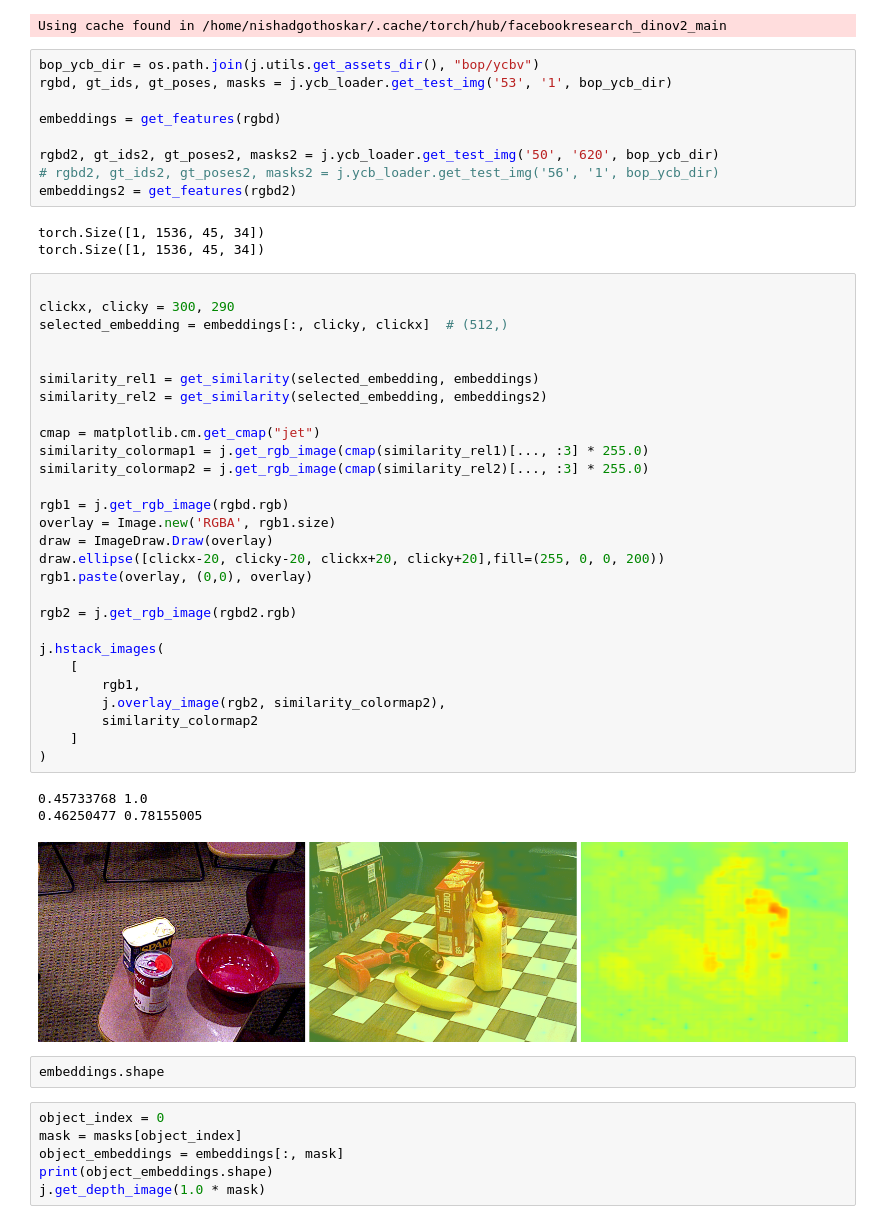
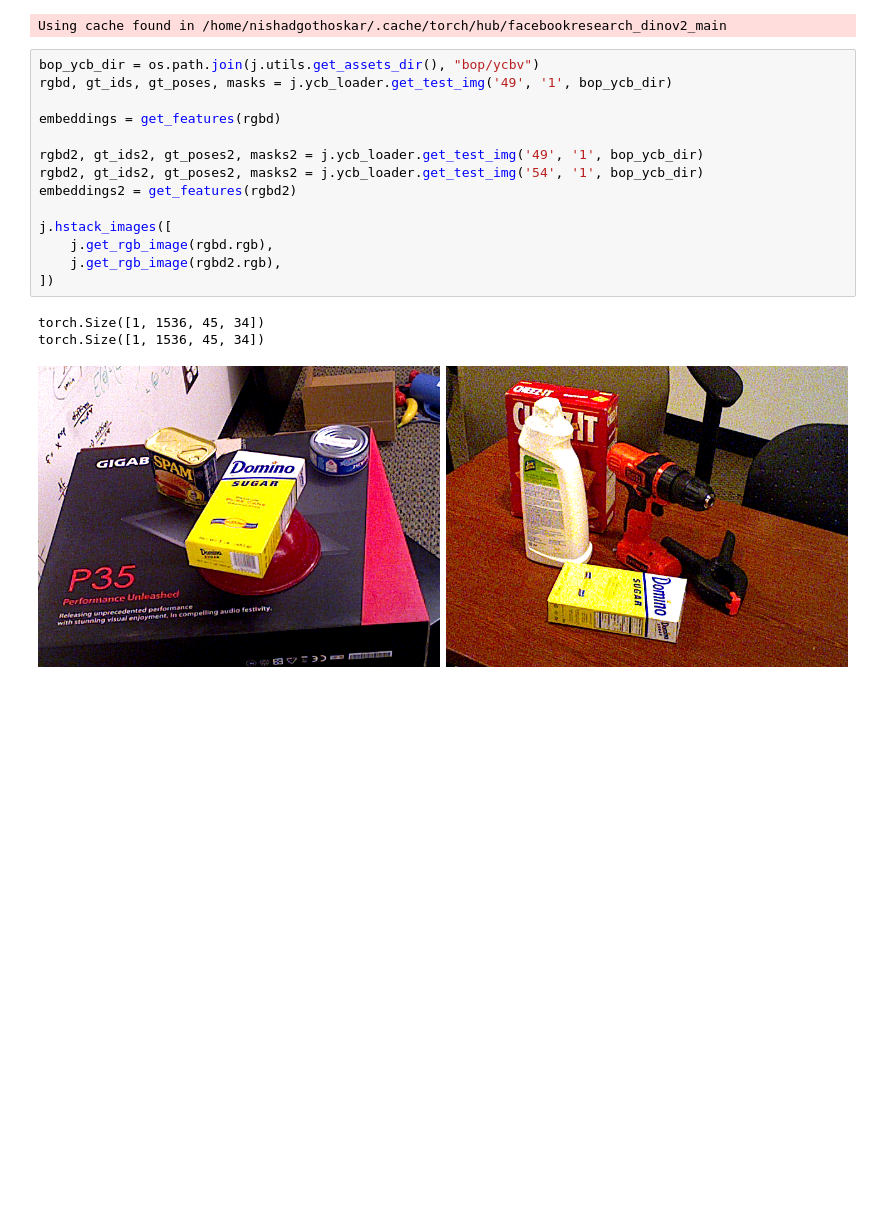
Before and after one commit to probcomp/bayes3d, a Jupyter notebook: experiments/dino/test_dino.ipynb, the cells around one changed output. Drawn from its saved outputs; the diff is of its cells as text; blank space fills up the shorter version.

```diff
--- a/experiments/dino/test_dino.ipynb
+++ b/experiments/dino/test_dino.ipynb
@@ -46,53 +46,19 @@ def get_features(rgbd):
 Using cache found in /home/nishadgothoskar/.cache/torch/hub/facebookresearch_dinov2_main
 # %%
 bop_ycb_dir = os.path.join(j.utils.get_assets_dir(), "bop/ycbv")
-rgbd, gt_ids, gt_poses, masks = j.ycb_loader.get_test_img('53', '1', bop_ycb_dir)
+rgbd, gt_ids, gt_poses, masks = j.ycb_loader.get_test_img('49', '1', bop_ycb_dir)
 
 embeddings = get_features(rgbd)
 
-rgbd2, gt_ids2, gt_poses2, masks2 = j.ycb_loader.get_test_img('50', '620', bop_ycb_dir)
-# rgbd2, gt_ids2, gt_poses2, masks2 = j.ycb_loader.get_test_img('56', '1', bop_ycb_dir)
+rgbd2, gt_ids2, gt_poses2, masks2 = j.ycb_loader.get_test_img('49', '1', bop_ycb_dir)
+rgbd2, gt_ids2, gt_poses2, masks2 = j.ycb_loader.get_test_img('54', '1', bop_ycb_dir)
 embeddings2 = get_features(rgbd2)
+
+j.hstack_images([
+    j.get_rgb_image(rgbd.rgb),
+    j.get_rgb_image(rgbd2.rgb),
+])
 # %% [output]
 torch.Size([1, 1536, 45, 34])
 torch.Size([1, 1536, 45, 34])
+[figure, added]
-# %%
-
-clickx, clicky = 300, 290
-selected_embedding = embeddings[:, clicky, clickx]  # (512,)
-
-
-similarity_rel1 = get_similarity(selected_embedding, embeddings)
-similarity_rel2 = get_similarity(selected_embedding, embeddings2)
-
-cmap = matplotlib.cm.get_cmap("jet")
-similarity_colormap1 = j.get_rgb_image(cmap(similarity_rel1)[..., :3] * 255.0)
-similarity_colormap2 = j.get_rgb_image(cmap(similarity_rel2)[..., :3] * 255.0)
-
-rgb1 = j.get_rgb_image(rgbd.rgb)
-overlay = Image.new('RGBA', rgb1.size)
-draw = ImageDraw.Draw(overlay)
-draw.ellipse([clickx-20, clicky-20, clickx+20, clicky+20],fill=(255, 0, 0, 200))
-rgb1.paste(overlay, (0,0), overlay)
-
-rgb2 = j.get_rgb_image(rgbd2.rgb)
-
-j.hstack_images(
-    [
-        rgb1,
-        j.overlay_image(rgb2, similarity_colormap2),
-        similarity_colormap2
-    ]
-)
-# %% [output]
-0.45733768 1.0
-0.46250477 0.78155005
-[figure, removed]
-# %%
-embeddings.shape
-# %%
-object_index = 0
-mask = masks[object_index]
-object_embeddings = embeddings[:, mask]
-print(object_embeddings.shape)
-j.get_depth_image(1.0 * mask)
```
Also changed, not shown: parts of 12 cells of this notebook, 2 other files.
